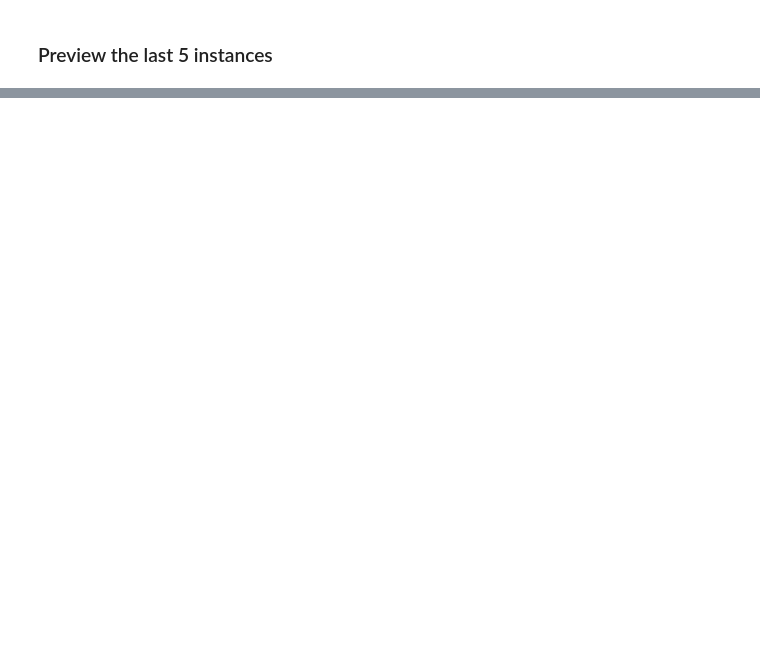
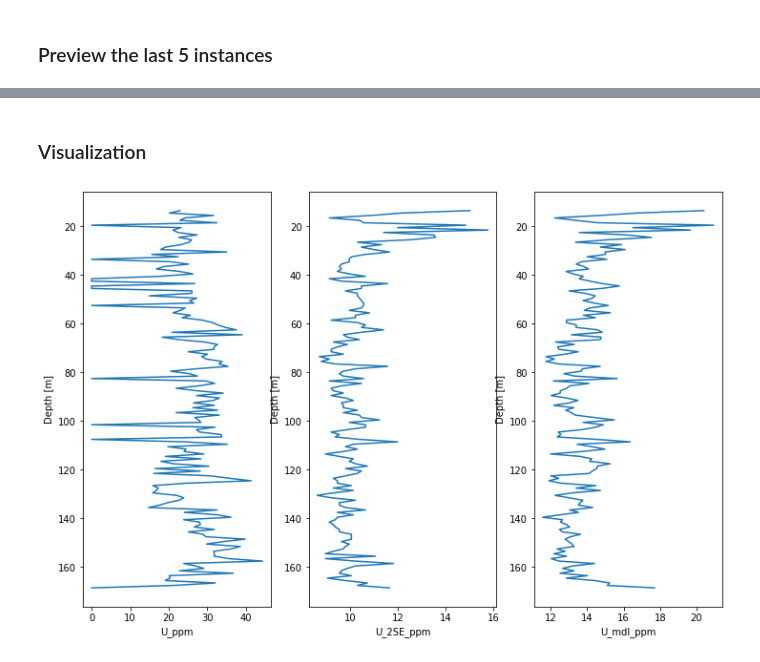
Before and after one commit to nchowes/digital-core, a Jupyter notebook: demos/dGeochem.ipynb, the cells around one changed output, grey strips where cells are left out. Cells and saved outputs as stored; diff of their text form; code cells hidden in the pictures; blank space fills up the shorter version.

```diff
--- a/demos/dGeochem.ipynb
+++ b/demos/dGeochem.ipynb
@@ -10,3 +12,3 @@ sys.path.append("..")
 # %%
-filepath = './data/OOLDEA2_1m_intervals.csv'
+filepath = '../data/OOLDEA2_1m_intervals.csv'
 this     = Geochem.read_csv( filepath )
@@ -23,5 +110,9 @@ this.features()
+# %% [markdown]
+### Visualization
 # %%
-this.preview( "Ni" )
+this.preview( "U" )
+# %% [output]
+[figure, added]
 # %%
 this.fit_transform()
 # %%
```
Also changed, not shown: parts of 18 cells of this notebook, 8 other files.
